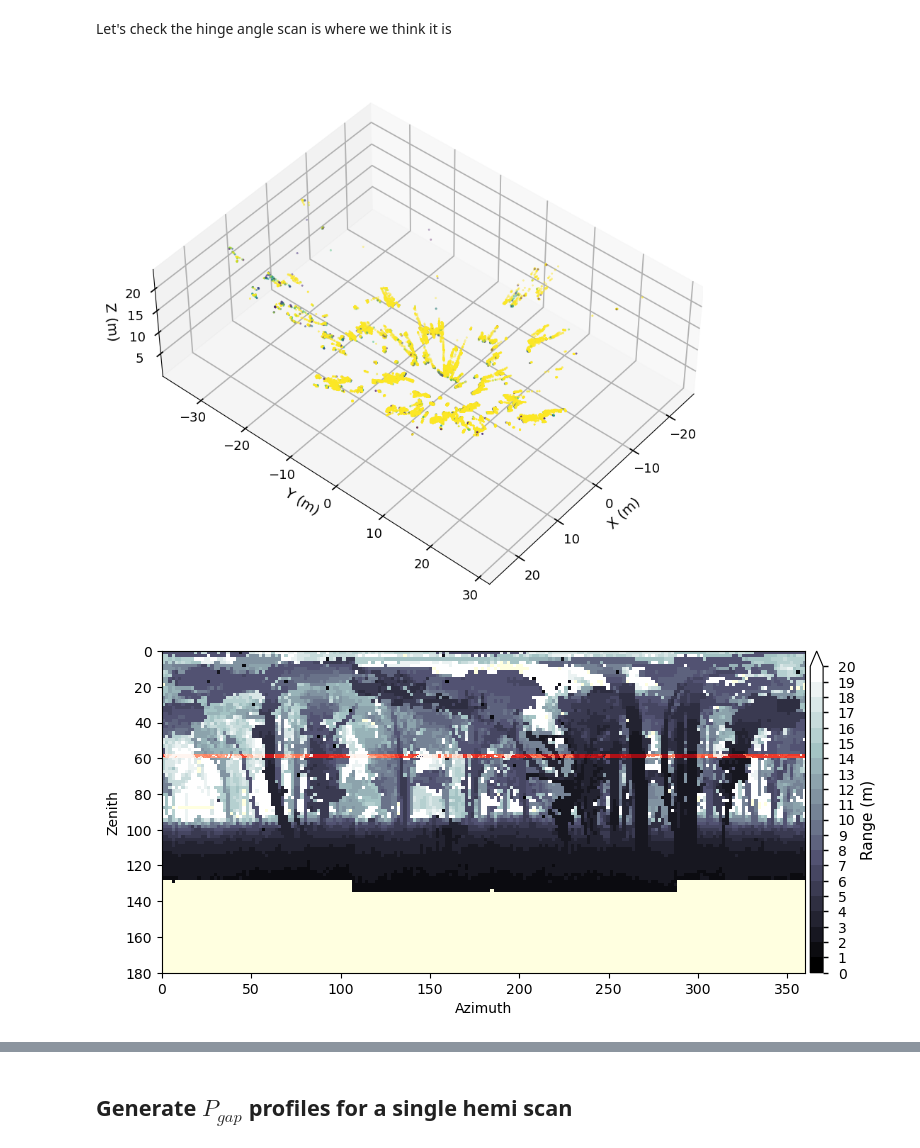
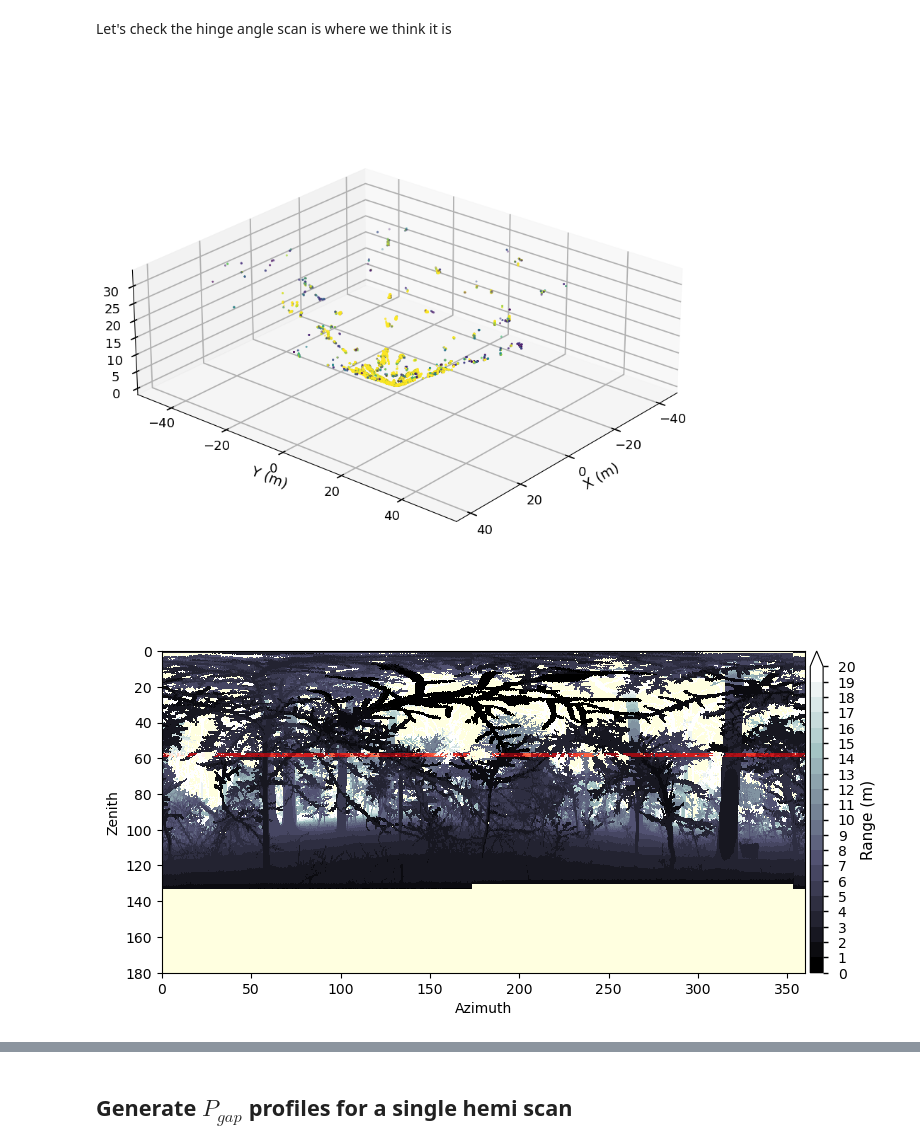
Before and after one commit to armstonj/pylidar-tls-canopy, a Jupyter notebook: notebooks/03_leaf_example.ipynb, the cells around one changed output, grey strips where cells are left out. Drawn from its saved outputs; the diff is of its cells as text; code cells hidden in the pictures.

```diff
--- a/notebooks/03_leaf_example.ipynb
+++ b/notebooks/03_leaf_example.ipynb
@@ -130,20 +135,21 @@ def plot_timseries_1d(dates, values, quality, fitted=None, xlim=[None,None], yli
 Create a list of all files available to generate a time-series.
 # %%
 # SERC
-"""
-sensor = 363
-os.chdir(f'/gpfs/data1/vclgp/data/leaf/serc/01Nov22/{sensor:d}/data')
-hemi_csv_list = glob.glob('ESS?????_*_hemi_*.csv')
-hinge_csv_list = glob.glob('ESS?????_*_hinge_*.csv')
+sensor = 361
+os.chdir(f'/gpfs/data1/vclgp/data/leaf/serc/21Dec22/{sensor:d}')
+hemi_csv_list = glob.glob('data/ESS?????_*_hemi_*.csv')
+hinge_csv_list = glob.glob('data/ESS?????_*_hinge_*.csv')
 ground_csv_list = glob.glob('data/ESS?????_*_ground_*.csv')
 power_csv_list = glob.glob('pwr/ESS?????_pwr_*.csv')
-"""
+
+hemi_file = 'data/ESS00361_0486_hemi_20221220-080028Z_0800_0400.csv'
+hinge_file = 'data/ESS00361_0484_hinge_20221220-060028Z_0005_5410.csv'
 
 # Wytham
-sensor = 301
-os.chdir(f'/gpfs/data1/vclgp/data/leaf/wytham/{sensor:d}')
-hemi_csv_list = glob.glob('ESS?????_*_hemi_*.csv')
-hinge_csv_list = glob.glob('ESS?????_*_hinge_*.csv')
+#sensor = 301
+#os.chdir(f'/gpfs/data1/vclgp/data/leaf/wytham/{sensor:d}')
+#hemi_csv_list = glob.glob('ESS?????_*_hemi_*.csv')
+#hinge_csv_list = glob.glob('ESS?????_*_hinge_*.csv')
 # %%
 f = leaf_io.LeafScanFile(hemi_csv_list[1], sensor_height=1.5)
 f.data.head()
@@ -159,24 +165,24 @@ f.data.head()
 # %% [markdown]
 Let's check the hinge angle scan is where we think it is
 # %%
-df = leaf_io.LeafScanFile(hinge_csv_list[0], sensor_height=1.5).data
+df = leaf_io.LeafScanFile(hinge_file, sensor_height=1.5).data
 valid = ~(np.isnan(df.x1) | np.isnan(df.y1) | np.isnan(df.z1))
 plot_xyz(df.x1[valid], df.y1[valid], df.z1[valid], df.intensity1[valid],
-         figsize=[8,8], elev=45, azim=40, cmap='viridis')
+         figsize=[8,8], elev=25, azim=40, cmap='viridis')
 # %% [output]
-[figure, old version]
+[figure, new version]
 # %%
-leaf_hemi_grid = grid.grid_leaf_spherical(hemi_csv_list[0], 1.8, attribute='range1',
+leaf_hemi_grid = grid.grid_leaf_spherical(hemi_file, 0.45, attribute='range1',
     method='MIN', sensor_height=1.5)
 
-leaf_hinge_grid = grid.grid_leaf_spherical(hinge_csv_list[0], 0.45, attribute='range1',
+leaf_hinge_grid = grid.grid_leaf_spherical(hinge_file, 0.45, attribute='range1',
     method='MIN', sensor_height=1.5)
 
 plot_leaf_grid(leaf_hemi_grid, label='Range (m)', clim=[0,20], figsize=(8,6),
                nbins=20, cmap='bone', extent=[0,360,180,0], inset=leaf_hinge_grid,
                xlabel='Azimuth', ylabel='Zenith', facecolor='lightyellow', inset_cmap='Reds_r')
 # %% [output]
-[figure, old version]
+[figure, new version]
 # %%
 leaf_spherical_grid = grid.grid_leaf_spherical(hemi_csv_list[0], 1.8, attribute='target_count',
     method='MIN', sensor_height=1.5)
```
Also changed, not shown: parts of 21 cells of this notebook, 2 other files.
